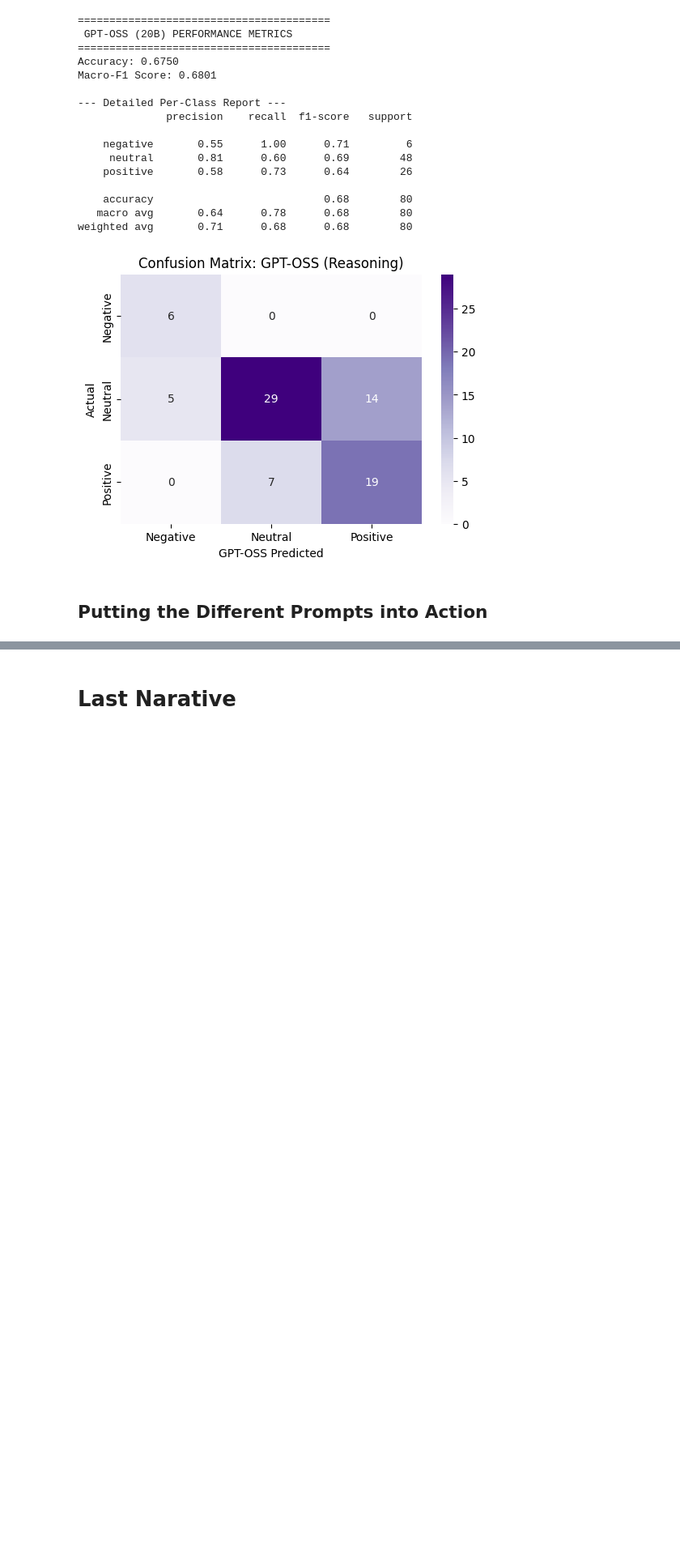
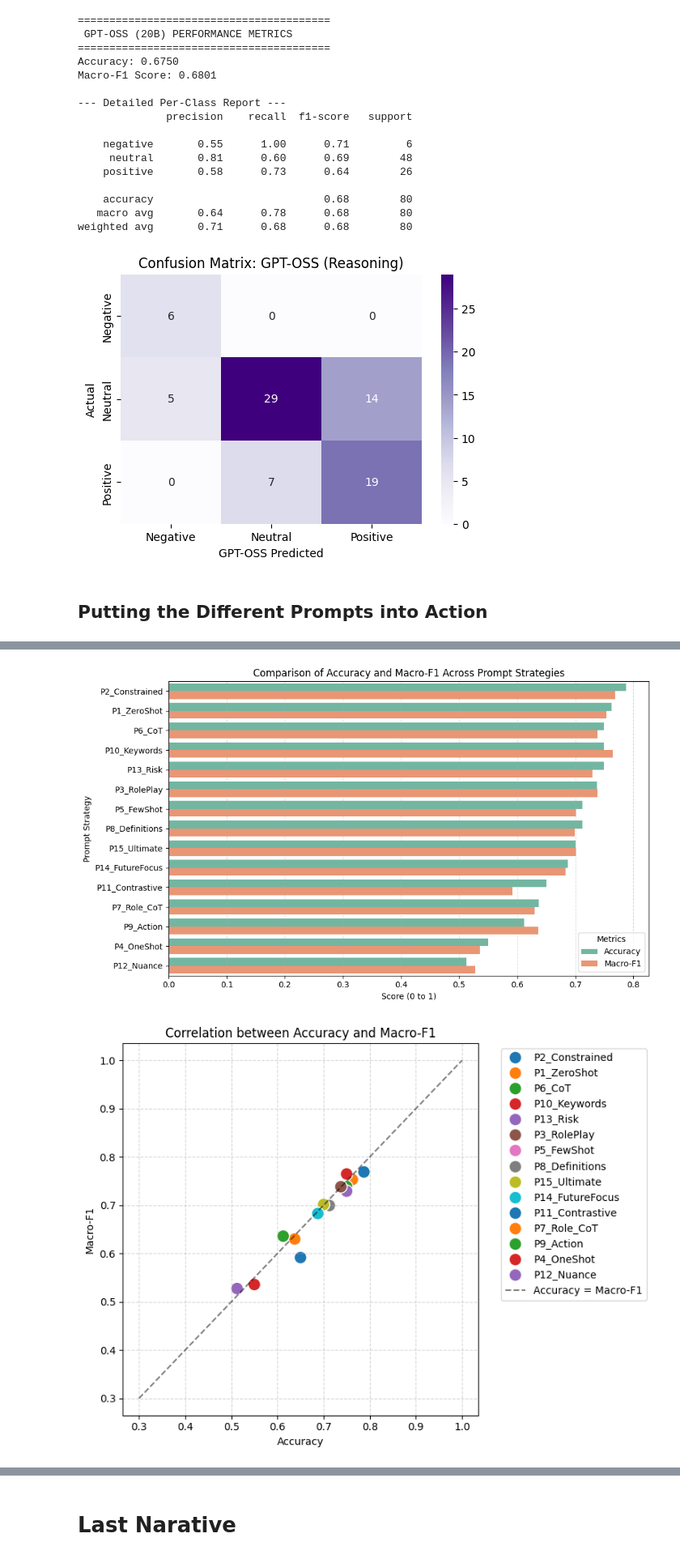
Before and after one commit to mehrdat/assignment_fine_tune, a Jupyter notebook: gptoss.ipynb, the cells around one changed output, grey strips where cells are left out. Shown at 81% size. Cells and saved outputs as stored; diff of their text form; code cells hidden in the pictures; blank space fills up the shorter version.

```diff
--- a/gptoss.ipynb
+++ b/gptoss.ipynb
@@ -415,0 +379,67 @@ weighted avg       0.73      0.62      0.52        80
+# %%
+import pandas as pd
+import matplotlib.pyplot as plt
+import seaborn as sns
+
+# ابتدا داده‌ها را برای رسم دوگانه آماده می‌کنیم
+results_melted = results_df.melt(id_vars="Prompt Strategy", var_name="Metric", value_name="Score")
+
+plt.figure(figsize=(10, 6))
+# استفاده از palette ملایم و خوانا
+sns.barplot(data=results_melted, y="Prompt Strategy", x="Score", hue="Metric", palette="Set2")
+
+plt.title("Comparison of Accuracy and Macro-F1 Across Prompt Strategies")
+plt.xlabel("Score (0 to 1)")
+plt.ylabel("Prompt Strategy")
+plt.legend(loc='lower right', title="Metrics")
+plt.grid(axis='x', linestyle='--', alpha=0.5)
+plt.tight_layout()
+plt.show()
+
+
+plt.figure(figsize=(8, 6))
+# رسم نقاط
+sns.scatterplot(data=results_df, x="Accuracy", y="Macro-F1", hue="Prompt Strategy", s=150, palette="tab10")
+
+# رسم خط مورب برای نشان دادن برابری ایده‌آل
+plt.plot([0.3, 1.0], [0.3, 1.0], 'k--', alpha=0.5, label='Accuracy = Macro-F1')
+
+plt.title("Correlation between Accuracy and Macro-F1")
+plt.xlabel("Accuracy")
+plt.ylabel("Macro-F1")
+# بردن راهنما به بیرون از نمودار
+plt.legend(bbox_to_anchor=(1.05, 1), loc='upper left')
+plt.grid(True, linestyle='--', alpha=0.5)
+plt.tight_layout()
+plt.show()
+
+# مرتب‌سازی برای زیباتر شدن نمودار
+results_sorted = results_df.sort_values(by="Accuracy", ascending=True)
+
+plt.figure(figsize=(10, 6))
+# رسم خطوط (چوب آبنبات)
+plt.hlines(y=results_sorted['Prompt Strategy'], xmin=0, xmax=results_sorted['Accuracy'], color='skyblue', alpha=0.8, linewidth=4)
+# رسم نقطه‌های انتهایی (سر آبنبات)
+plt.plot(results_sorted['Accuracy'], results_sorted['Prompt Strategy'], "o", markersize=10, color='navy')
+
+plt.title("Prompt Strategy Ranking (Lollipop Chart)")
+plt.xlabel("Accuracy Score")
+plt.ylabel("Prompt Strategy")
+plt.xlim(0.3, 1.0) # از 0.3 شروع می‌کنیم تا تفاوت‌ها بهتر دیده شود
+plt.grid(axis='x', linestyle='--', alpha=0.5)
+plt.tight_layout()
+plt.show()
+
+plt.figure(figsize=(6, 8))
+# تنظیم دیتافریم برای هیت‌مپ
+heatmap_data = results_df.set_index("Prompt Strategy")[["Accuracy", "Macro-F1"]].sort_values(by="Accuracy", ascending=False)
+
+# رسم هیت‌مپ با رنگ‌بندی حرفه‌ای
+sns.heatmap(heatmap_data, annot=True, cmap="YlGnBu", cbar=True, fmt=".3f", linewidths=.5)
+
+plt.title("Performance Heatmap of Prompt Strategies")
+plt.tight_layout()
+plt.show()
+# %% [output]
+[figure, added]
+[figure, added]
```
Also changed, not shown: parts of 7 cells of this notebook.
